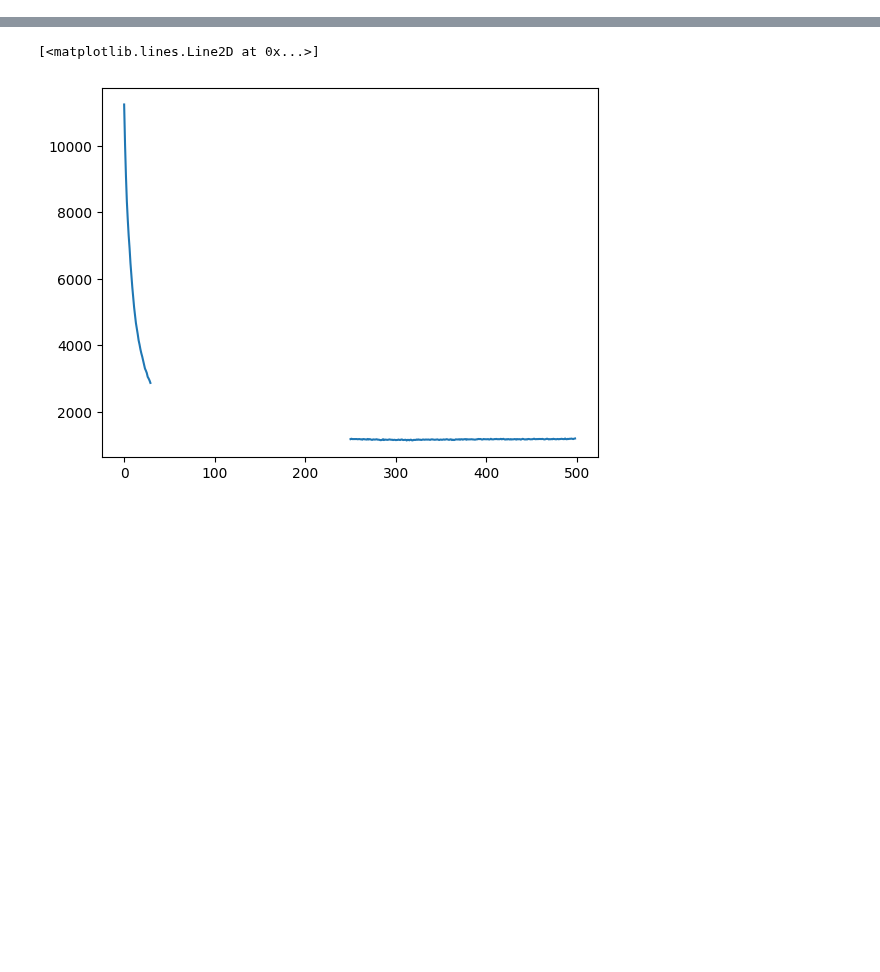
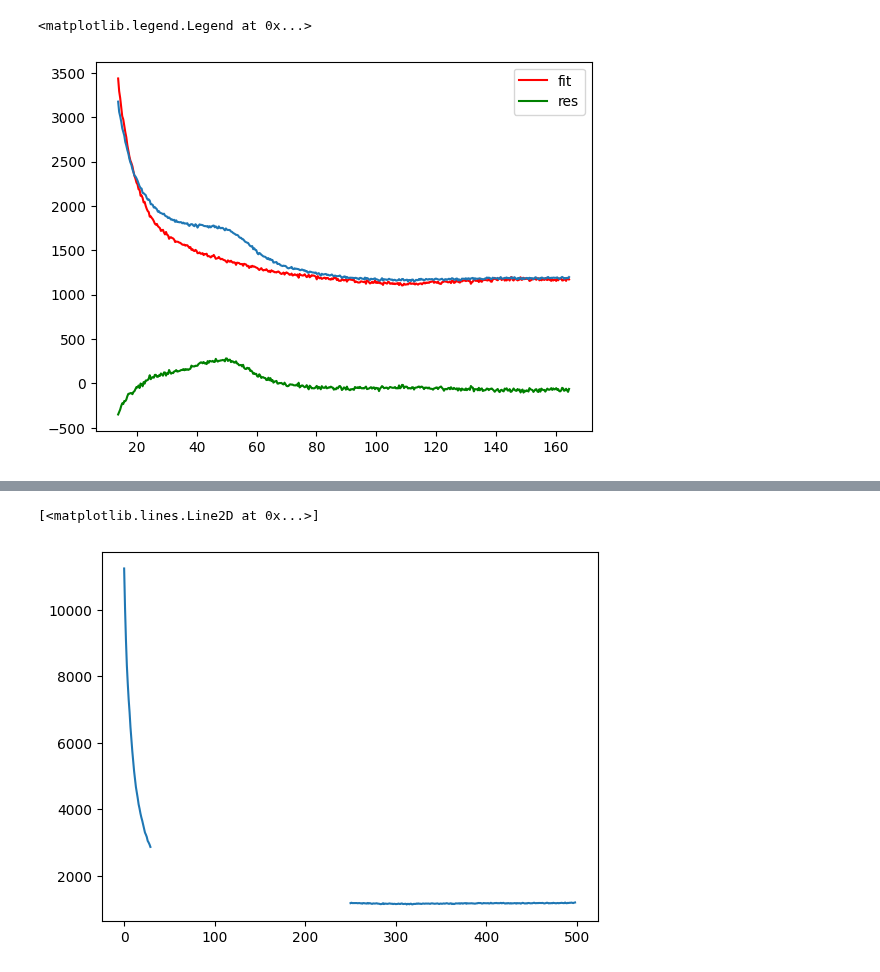
Before and after one commit to moria5161/Ramancloud, a Jupyter notebook: samples/tmp.ipynb, the cells around one changed output, grey strips where cells are left out. Saved outputs shown, nothing was run; the diff lists cells and outputs as text; code cells hidden in the pictures; blank space fills up the shorter version.

```diff
--- a/samples/tmp.ipynb
+++ b/samples/tmp.ipynb
@@ -3,0 +42,13 @@ from BaselineRemoval import BaselineRemoval as br
+# %%
+#curve_fit
+from scipy.optimize import curve_fit
+def func(x, a, b, ):
+    return a * x + b
+popt, pcov = curve_fit(func, baseline[id:id2, -1], data[id:id2, -1])
+plt.plot(data[id:id2, 0], func(baseline[id:id2, -1], *popt)-90, color='r',label='fit')
+plt.plot(data[id:id2, 0], data[id:id2, -1])
+plt.plot(data[id:id2, 0], data[id:id2, -1] - func(baseline[id:id2, -1], *popt), color='g', label='res')
+plt.legend()
+# %% [output]
+<matplotlib.legend.Legend at 0x...>
+[figure, added]
```
Also changed, not shown: parts of 20 cells of this notebook, 4 other files.
